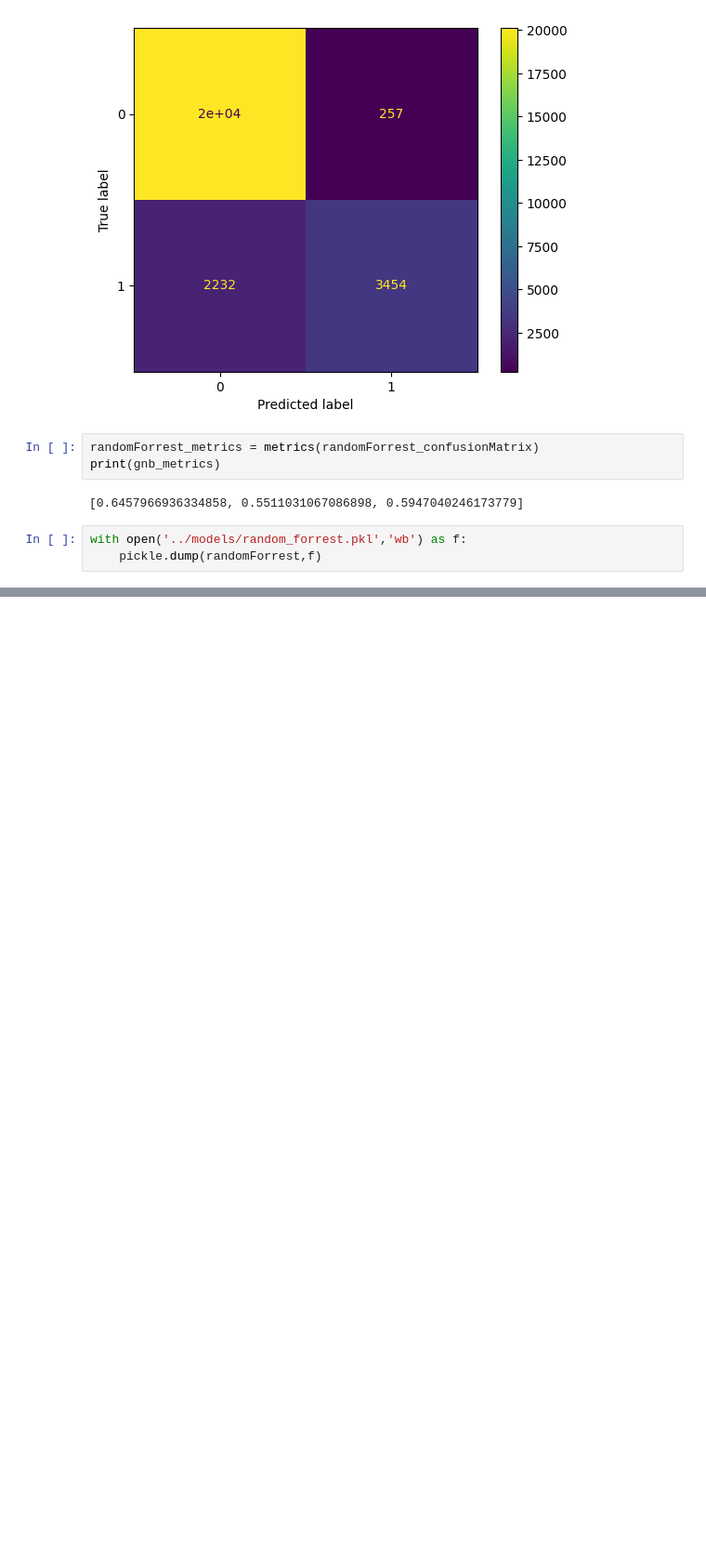
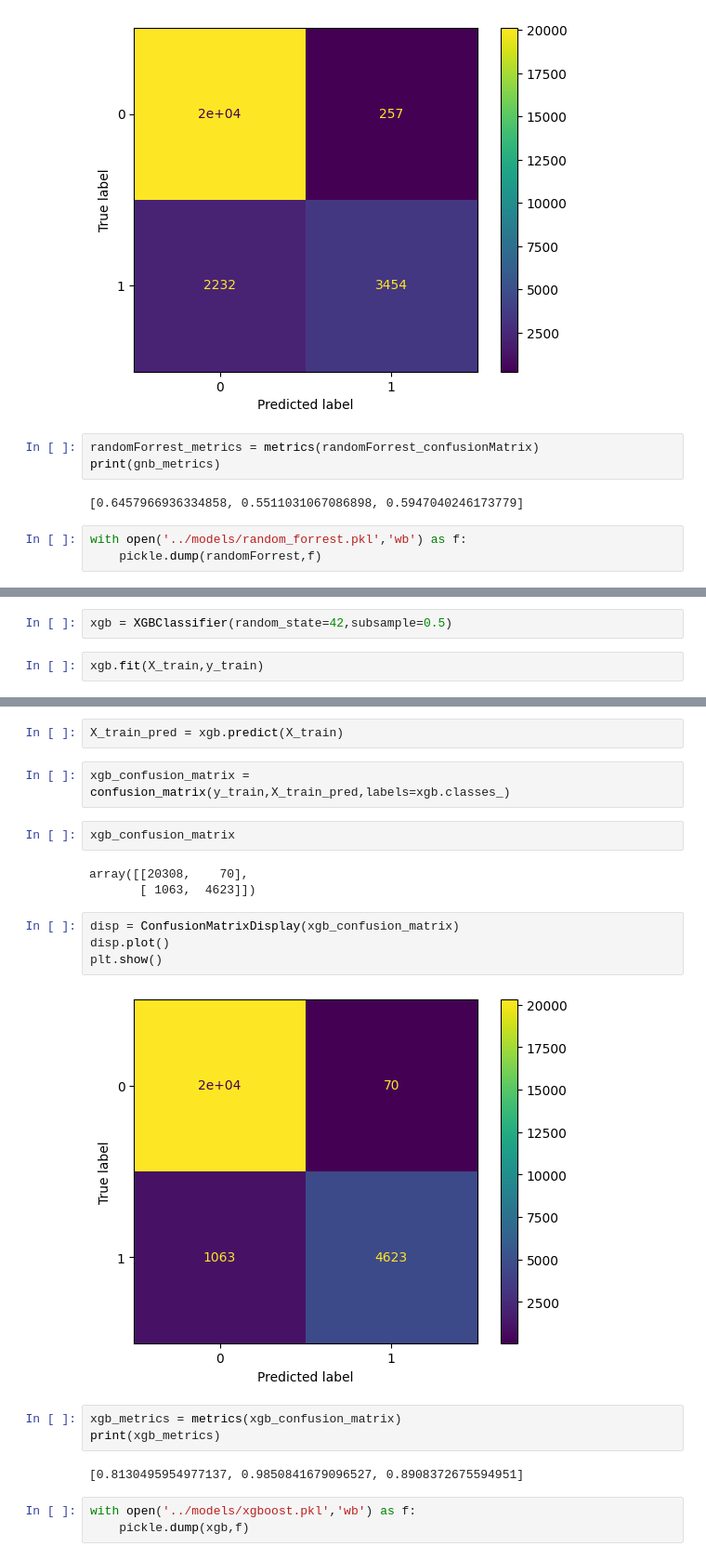
Before and after one commit to Prithvi2310/Loan-Approval-Prediction, a Jupyter notebook: ipynb files/training.ipynb, the cells around one changed output, grey strips where cells are left out. Shown at 93% size. Drawn from its saved outputs; the diff is of its cells as text; blank space fills up the shorter version.

Commit message:
xgboost completed

```diff
--- a/ipynb files/training.ipynb
+++ b/ipynb files/training.ipynb
@@ -149,0 +148,4 @@ ModuleNotFoundError: No module named 'xgboost'
+# %%
+xgb = XGBClassifier(random_state=42,subsample=0.5)
+# %%
+xgb.fit(X_train,y_train)
@@ -149,0 +164,23 @@ ModuleNotFoundError: No module named 'xgboost'
+# %%
+X_train_pred = xgb.predict(X_train)
+# %%
+xgb_confusion_matrix = confusion_matrix(y_train,X_train_pred,labels=xgb.classes_)
+# %%
+xgb_confusion_matrix
+# %% [output]
+array([[20308,    70],
+       [ 1063,  4623]])
+# %%
+disp = ConfusionMatrixDisplay(xgb_confusion_matrix)
+disp.plot()
+plt.show()
+# %% [output]
+[figure, added]
+# %%
+xgb_metrics = metrics(xgb_confusion_matrix)
+print(xgb_metrics)
+# %% [output]
+[0.8130495954977137, 0.9850841679096527, 0.8908372675594951]
+# %%
+with open('../models/xgboost.pkl','wb') as f:
+    pickle.dump(xgb,f)
```
Also changed, not shown: parts of 5 cells of this notebook, 1 other file.
